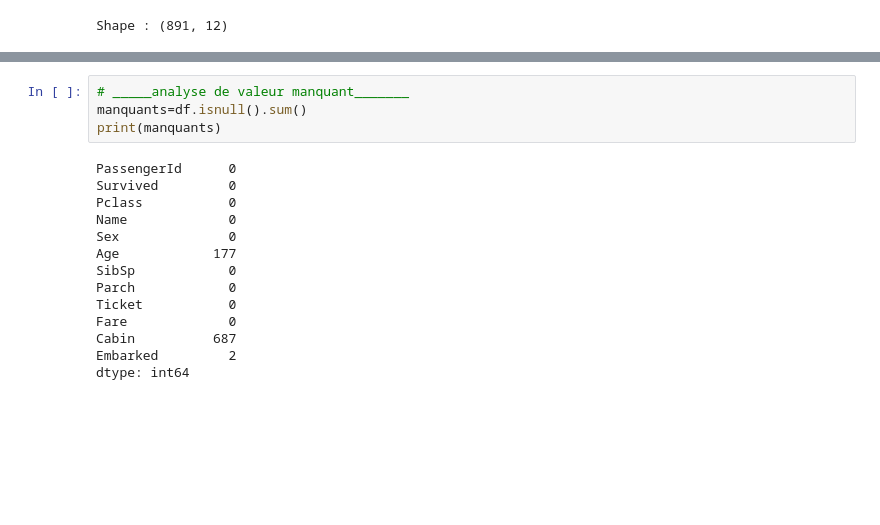
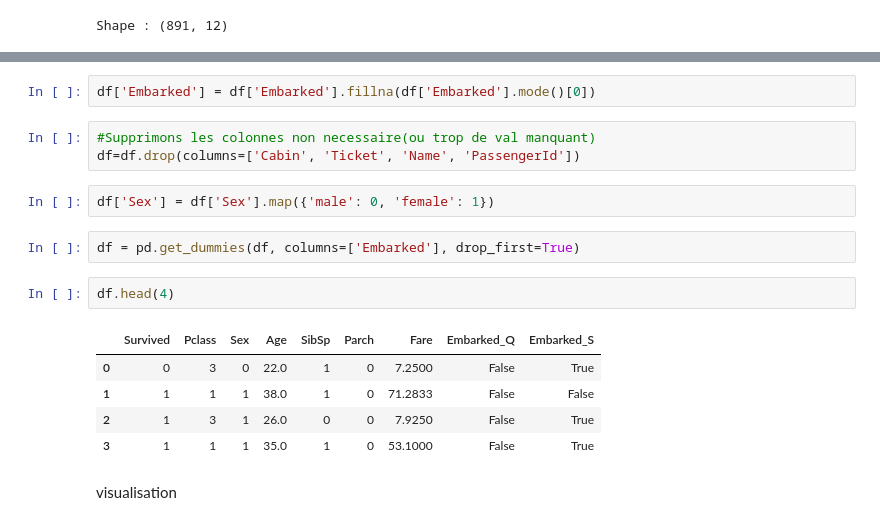
Before and after one commit to harifaly/EDA_TRAINING, a Jupyter notebook: Titanic_dataset_analysis.ipynb, the cells around one changed output, grey strips where cells are left out. Saved outputs shown, nothing was run; the diff lists cells and outputs as text; blank space fills up the shorter version.

```diff
--- a/Titanic_dataset_analysis.ipynb
+++ b/Titanic_dataset_analysis.ipynb
@@ -21,21 +110,22 @@ df.head()
 | 2 | 3 | 1 | 3 | Heikkinen, Miss. Laina | female | 26.0 | 0 | 0 | STON/O2. 3101282 | 7.9250 | ... |
 | 3 | 4 | 1 | 1 | Futrelle, Mrs. Jacques Heath (Lil... | female | 35.0 | 1 | 0 | 113803 | 53.1000 | ... |
 | 4 | 5 | 0 | 3 | Allen, Mr. William Henry | male | 35.0 | 0 | 0 | 373450 | 8.0500 | ... |
-# %%
-# _____analyse de valeur manquant_______
-manquants=df.isnull().sum()
-print(manquants)
-# %% [output]
-PassengerId      0
-Survived         0
-Pclass           0
-Name             0
-Sex              0
-Age            177
-SibSp            0
-Parch            0
-Ticket           0
-Fare             0
-Cabin          687
-Embarked         2
-dtype: int64
+# %%
+df['Embarked'] = df['Embarked'].fillna(df['Embarked'].mode()[0])
+# %%
+#Supprimons les colonnes non necessaire(ou trop de val manquant)
+df=df.drop(columns=['Cabin', 'Ticket', 'Name', 'PassengerId'])
+# %%
+df['Sex'] = df['Sex'].map({'male': 0, 'female': 1})
+# %%
+df = pd.get_dummies(df, columns=['Embarked'], drop_first=True)
+# %%
+df.head(4)
+# %% [output]
+|  | Survived | Pclass | Sex | Age | SibSp | Parch | Fare | Embarked_Q | Embarked_S |
+| 0 | 0 | 3 | 0 | 22.0 | 1 | 0 | 7.2500 | False | True |
+| 1 | 1 | 1 | 1 | 38.0 | 1 | 0 | 71.2833 | False | False |
+| 2 | 1 | 3 | 1 | 26.0 | 0 | 0 | 7.9250 | False | True |
+| 3 | 1 | 1 | 1 | 35.0 | 1 | 0 | 53.1000 | False | True |
+# %% [markdown]
+visualisation
```
Also changed, not shown: parts of 11 cells of this notebook.
